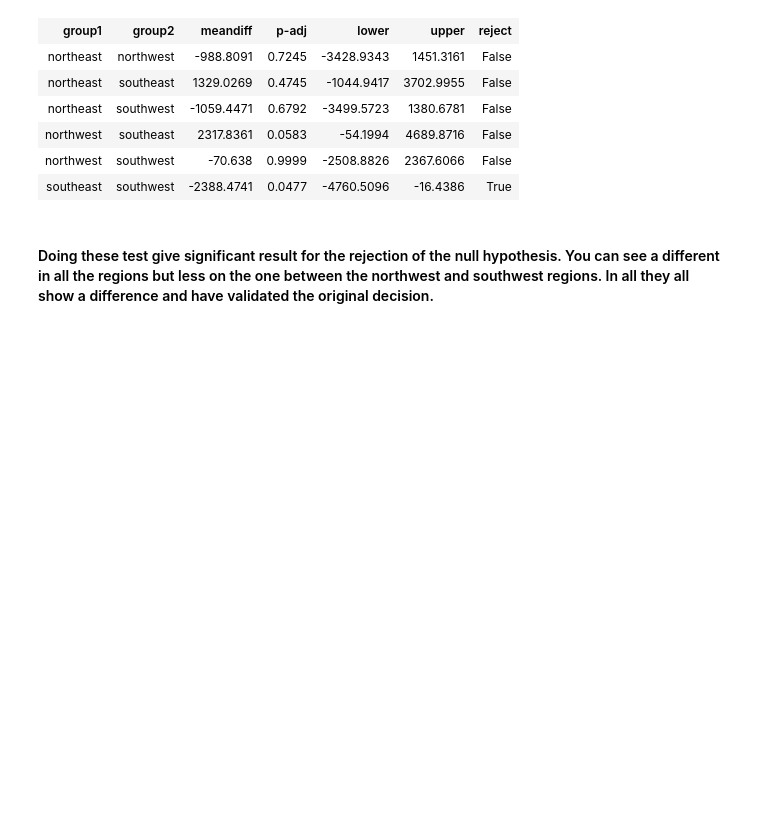
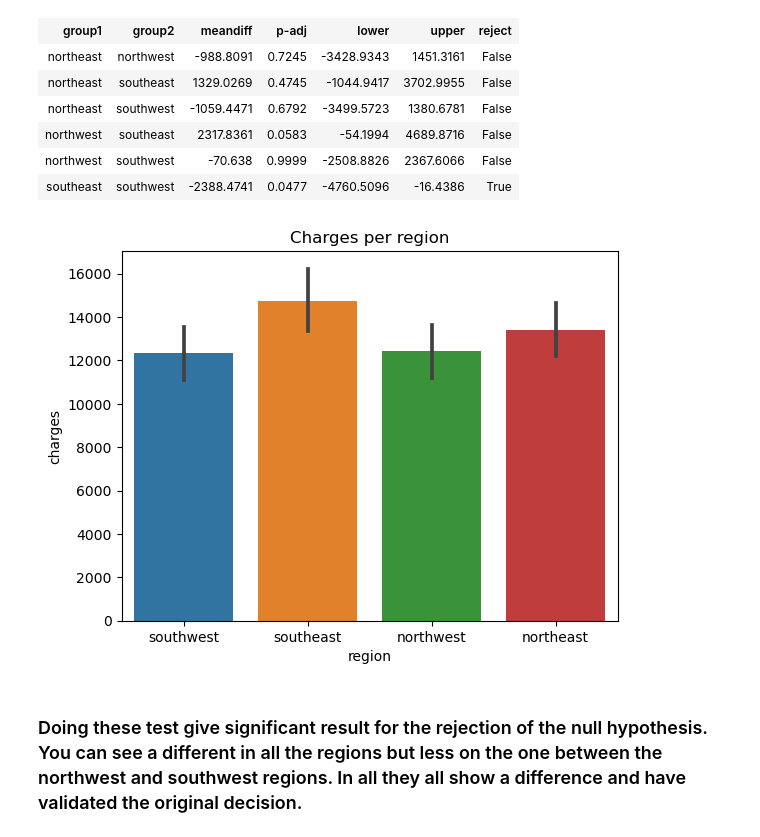
Before and after one commit to Luz-Dobbins/Hypothesis-Testing-with-Insurance-Data--Core-, a Jupyter notebook: (Core) Hypothesis Testing with Insurance Data.ipynb, the cells around one changed output. Cells and saved outputs as stored; diff of their text form; code cells hidden in the pictures; blank space fills up the shorter version.

```diff
--- a/(Core) Hypothesis Testing with Insurance Data.ipynb
+++ b/(Core) Hypothesis Testing with Insurance Data.ipynb
@@ -394,5 +396,10 @@ Multiple Comparison of Means - Tukey HSD, FWER=0.05
 | northwest | southeast | 2317.8361 | 0.0583 | -54.1994 | 4689.8716 | False |
 | northwest | southwest | -70.638 | 0.9999 | -2508.8826 | 2367.6066 | False |
 | southeast | southwest | -2388.4741 | 0.0477 | -4760.5096 | -16.4386 | True |
+# %%
+ax = sns.barplot(data=df, x='region',y='charges')
+ax.set_title("Charges per region");
+# %% [output]
+[figure, added]
 # %% [markdown]
-#### Doing these test give significant result for the rejection of the null hypothesis. You can see a different in all the regions but less on the one between the northwest and southwest regions. In all they all show a difference and have validated the original decision.
+### Doing these test give significant result for the rejection of the null hypothesis. You can see a different in all the regions but less on the one between the northwest and southwest regions. In all they all show a difference and have validated the original decision.
```
Also changed, not shown: parts of 1 cell of this notebook, 1 other file.
